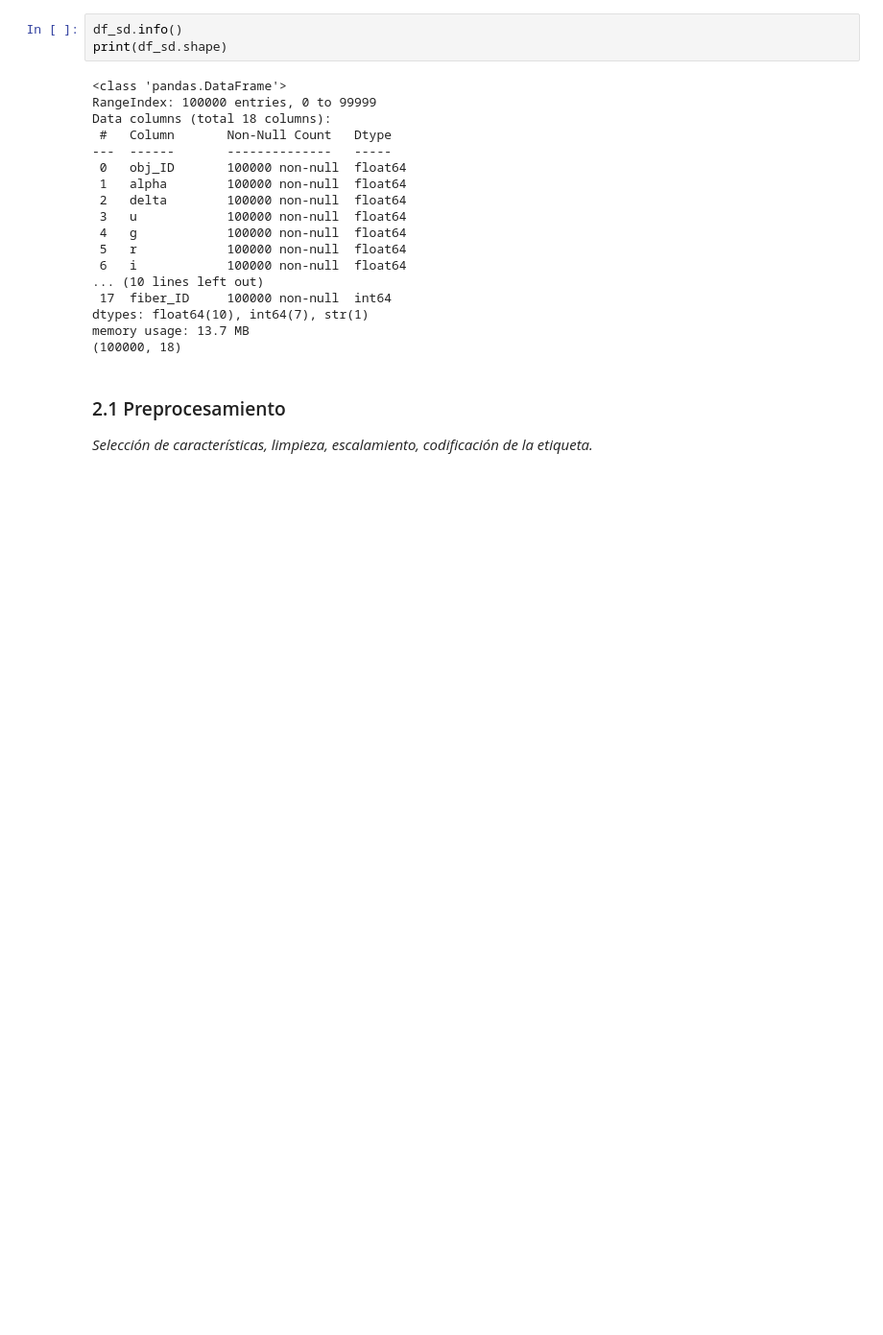
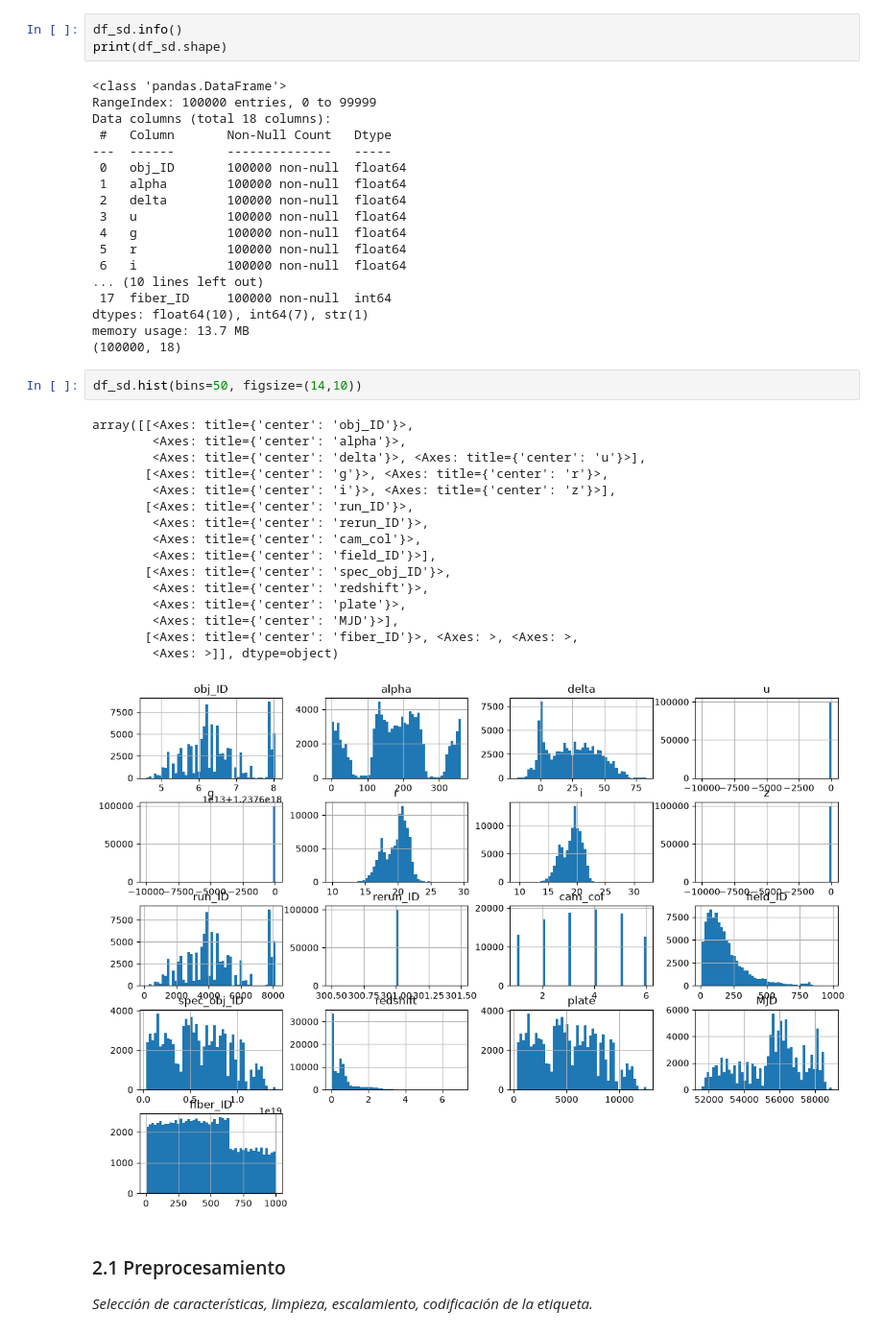
Before and after one commit to AH0106/Tarea2_IA, a Jupyter notebook: notebooks/tarea2.ipynb, the cells around one changed output. Shown at 96% size. Drawn from its saved outputs; the diff is of its cells as text; blank space fills up the shorter version.

```diff
--- a/notebooks/tarea2.ipynb
+++ b/notebooks/tarea2.ipynb
@@ -651,6 +652,25 @@ Data columns (total 18 columns):
 dtypes: float64(10), int64(7), str(1)
 memory usage: 13.7 MB
 (100000, 18)
+# %%
+df_sd.hist(bins=50, figsize=(14,10))
+# %% [output]
+array([[<Axes: title={'center': 'obj_ID'}>,
+        <Axes: title={'center': 'alpha'}>,
+        <Axes: title={'center': 'delta'}>, <Axes: title={'center': 'u'}>],
+       [<Axes: title={'center': 'g'}>, <Axes: title={'center': 'r'}>,
+        <Axes: title={'center': 'i'}>, <Axes: title={'center': 'z'}>],
+       [<Axes: title={'center': 'run_ID'}>,
+        <Axes: title={'center': 'rerun_ID'}>,
+        <Axes: title={'center': 'cam_col'}>,
+        <Axes: title={'center': 'field_ID'}>],
+       [<Axes: title={'center': 'spec_obj_ID'}>,
+        <Axes: title={'center': 'redshift'}>,
+        <Axes: title={'center': 'plate'}>,
+        <Axes: title={'center': 'MJD'}>],
+       [<Axes: title={'center': 'fiber_ID'}>, <Axes: >, <Axes: >,
+        <Axes: >]], dtype=object)
+[figure, added]
 # %% [markdown]
 ### 2.1 Preprocesamiento
 
```
Also changed, not shown: parts of 11 cells of this notebook.
